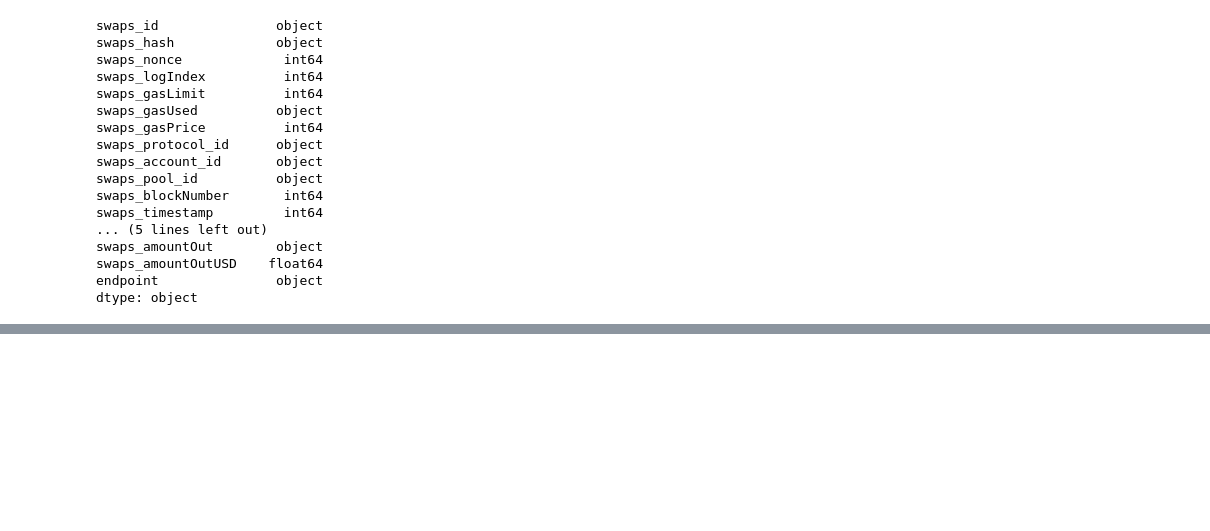
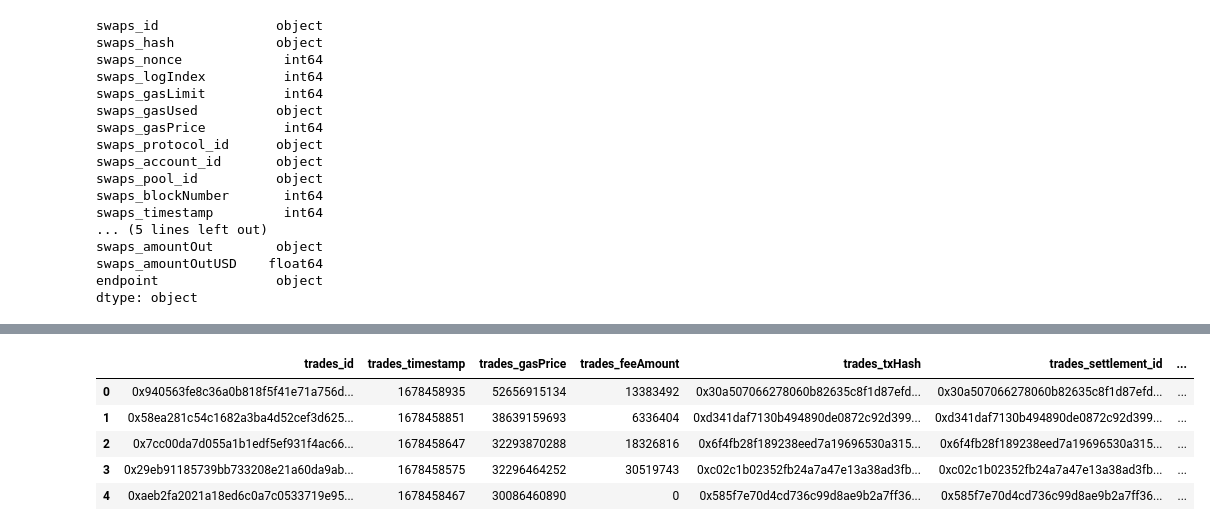
Before and after one commit to mohammed7s/Feedlot, a Jupyter notebook: forum_surplus_study/sim/simulation_basic.ipynb, the cells around one changed output, grey strips where cells are left out. Saved outputs shown, nothing was run; the diff lists cells and outputs as text; code cells hidden in the pictures; blank space fills up the shorter version.

```diff
--- a/forum_surplus_study/sim/simulation_basic.ipynb
+++ b/forum_surplus_study/sim/simulation_basic.ipynb
@@ -111,0 +174,16 @@ df.shape
+# %%
+cow_ds = Streamer('https://api.thegraph.com/subgraphs/name/cowprotocol/cow')
+
+# get COW trades
+
+trades_fp = cow_ds.queryDict.get('trades')
+
+# trades query path that gets token a -> token b trades
+trades_qp = trades_fp(
+    first=100,
+    orderBy='timestamp',
+    orderDirection='desc',
+)
+
+# run query
+trades_df = cow_ds.runQuery(trades_qp)
@@ -111,0 +273,9 @@ df.shape
+# %%
+trades_df.head(5)
+# %% [output]
+|  | trades_id | trades_timestamp | trades_gasPrice | trades_feeAmount | trades_txHash | trades_settlement_id | ... |
+| 0 | 0x940563fe8c36a0b818f5f41e71a756d... | 1678458935 | 52656915134 | 13383492 | 0x30a507066278060b82635c8f1d87efd... | 0x30a507066278060b82635c8f1d87efd... | ... |
+| 1 | 0x58ea281c54c1682a3ba4d52cef3d625... | 1678458851 | 38639159693 | 6336404 | 0xd341daf7130b494890de0872c92d399... | 0xd341daf7130b494890de0872c92d399... | ... |
+| 2 | 0x7cc00da7d055a1b1edf5ef931f4ac66... | 1678458647 | 32293870288 | 18326816 | 0x6f4fb28f189238eed7a19696530a315... | 0x6f4fb28f189238eed7a19696530a315... | ... |
+| 3 | 0x29eb91185739bb733208e21a60da9ab... | 1678458575 | 32296464252 | 30519743 | 0xc02c1b02352fb24a7a47e13a38ad3fb... | 0xc02c1b02352fb24a7a47e13a38ad3fb... | ... |
+| 4 | 0xaeb2fa2021a18ed6c0a7c0533719e95... | 1678458467 | 30086460890 | 0 | 0x585f7e70d4cd736c99d8ae9b2a7ff36... | 0x585f7e70d4cd736c99d8ae9b2a7ff36... | ... |
```
Also changed, not shown: parts of 22 cells of this notebook.
